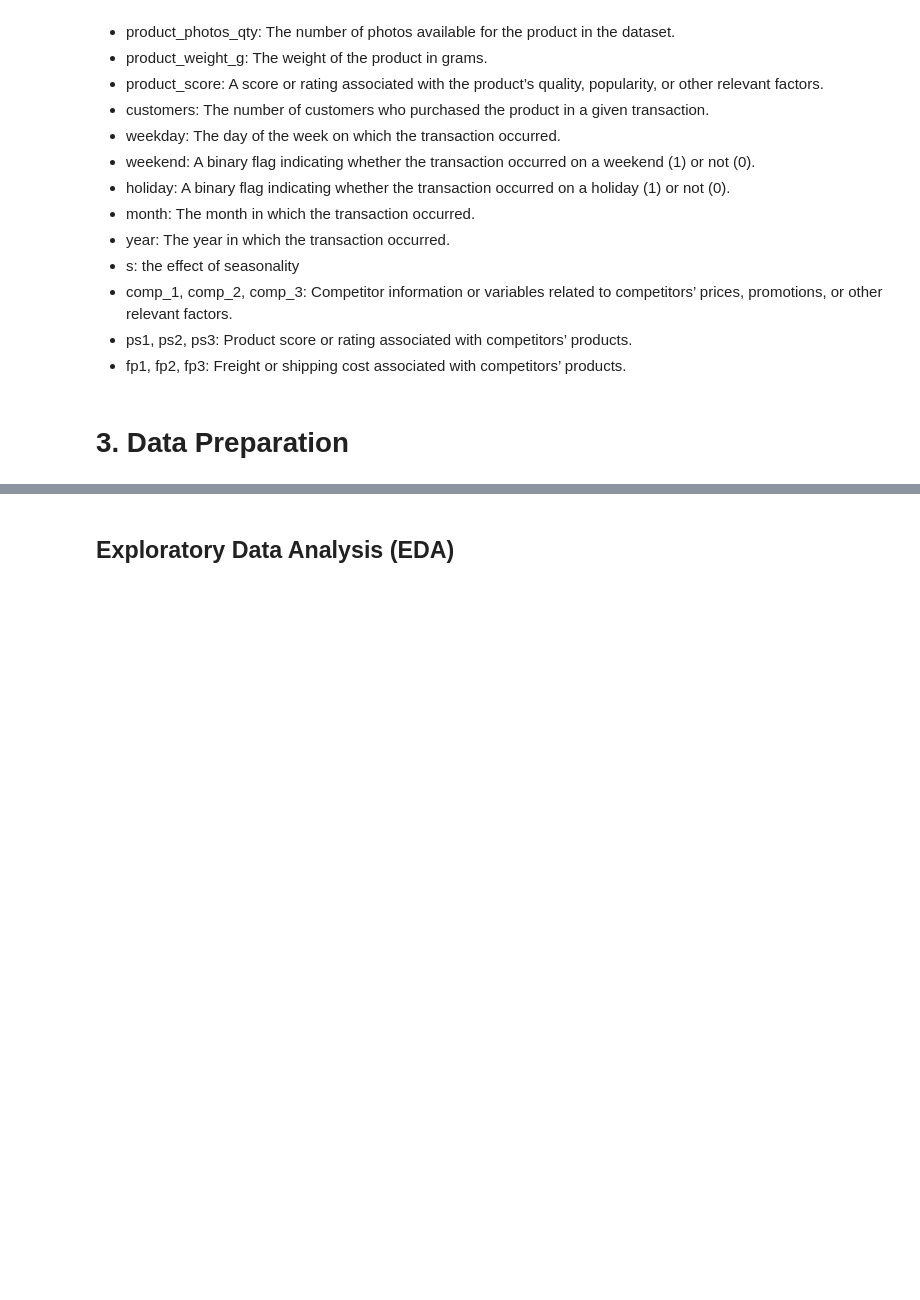
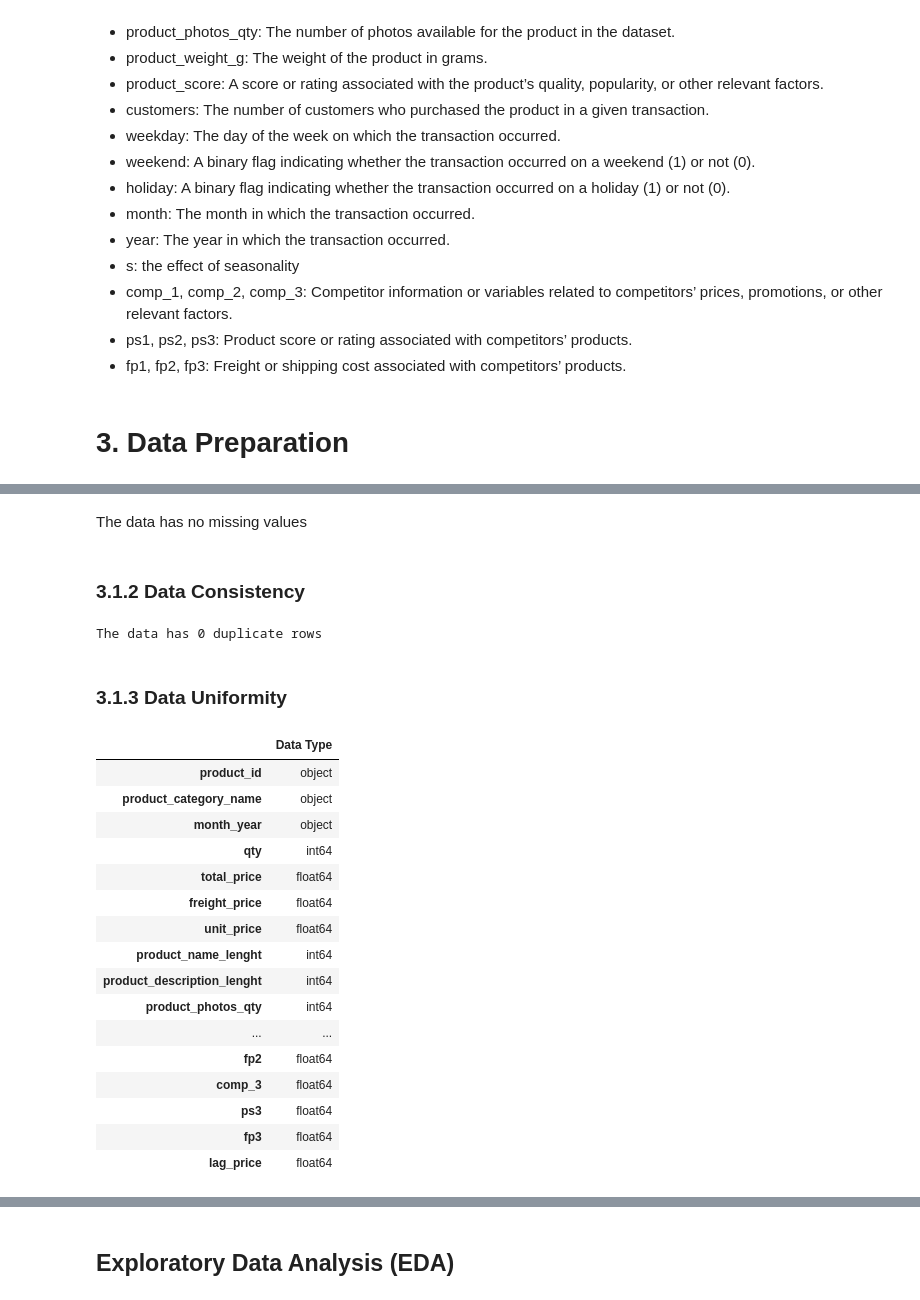
Before and after one commit to Mercy-Njambi/Retail-Price-Optimization, a Jupyter notebook: notebooks/Data analysis.ipynb, the cells around one changed output, grey strips where cells are left out. Drawn from its saved outputs; the diff is of its cells as text; code cells hidden in the pictures; blank space fills up the shorter version.

```diff
--- a/notebooks/Data analysis.ipynb
+++ b/notebooks/Data analysis.ipynb
@@ -42,0 +117,34 @@ from matplotlib import pyplot as plt
+# %% [markdown]
+The data has no missing values
+# %% [markdown]
+### 3.1.2 Data Consistency
+# %%
+# checking if the data has any duplicates
+
+print(f"The data has {data.duplicated().sum()} duplicate rows")
+# %% [output]
+The data has 0 duplicate rows
+# %% [markdown]
+### 3.1.3 Data Uniformity
+# %%
+# checking the data type of the data
+
+data.dtypes.to_frame('Data Type')
+# %% [output]
+|  | Data Type |
+| product_id | object |
+| product_category_name | object |
+| month_year | object |
+| qty | int64 |
+| total_price | float64 |
+| freight_price | float64 |
+| unit_price | float64 |
+| product_name_lenght | int64 |
+| product_description_lenght | int64 |
+| product_photos_qty | int64 |
+| ... | ... |
+| fp2 | float64 |
+| comp_3 | float64 |
+| ps3 | float64 |
+| fp3 | float64 |
+| lag_price | float64 |
```
Also changed, not shown: parts of 10 cells of this notebook.
